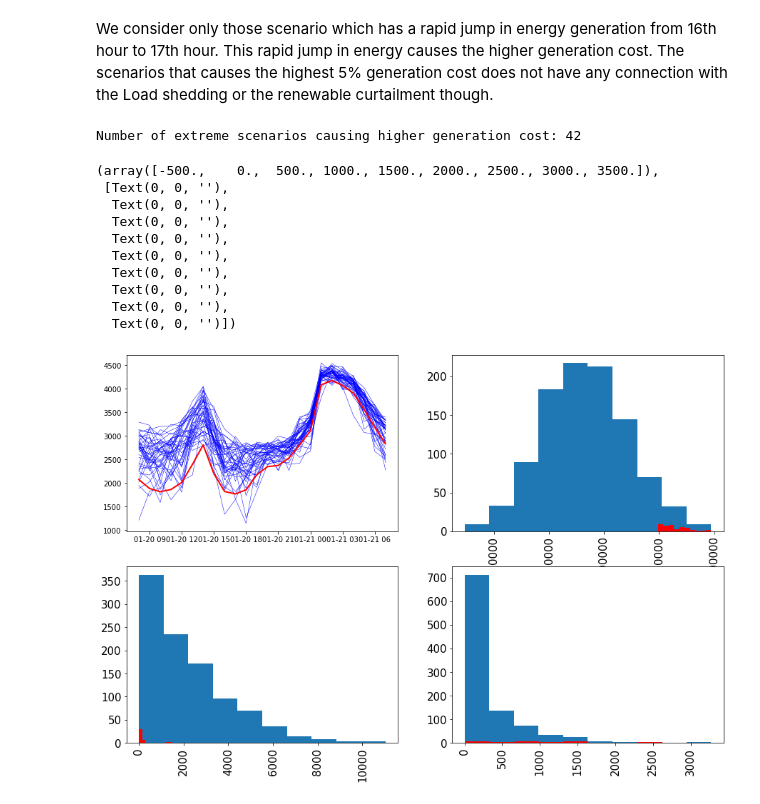
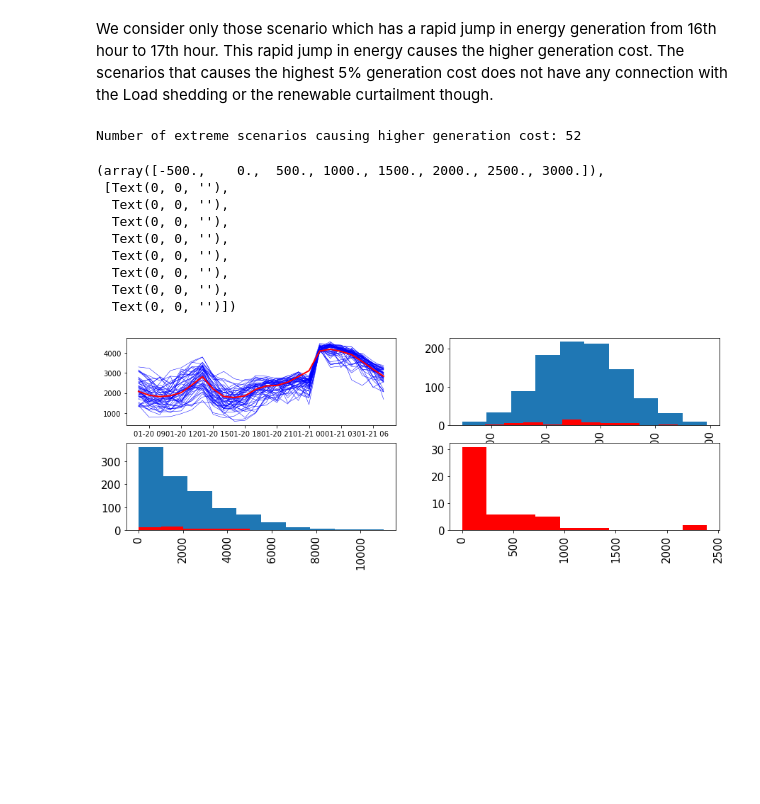
Before and after one commit to MahashwetaPatra/Financial-Modeling-Renewable-Energy, a Jupyter notebook: RTSVaticOutput-AllStochastic.ipynb, the cells around one changed output. Saved outputs shown, nothing was run; the diff lists cells and outputs as text; code cells hidden in the pictures; blank space fills up the shorter version.

```diff
--- a/RTSVaticOutput-AllStochastic.ipynb
+++ b/RTSVaticOutput-AllStochastic.ipynb
@@ -90,7 +90,6 @@ MeanDiff=mean(DifferenceLoadWindSolar)
 import matplotlib.pyplot as plt
 import numpy as np
 import math
-a=0.05
 Thresold=MeanDiff
 plt.plot(DifferenceLoadWindSolar.T,'b', label='Difference', lw=0.5)
 plt.plot(Thresold.T,'r', label='Average Difference', lw=2)
@@ -261,17 +260,17 @@ sum(i > SumThresold for i in IntegrationScen)
 import matplotlib.pyplot as plt
 import numpy as np
 import math
-fig = plt.figure(figsize=(15,10))
+fig = plt.figure(figsize=(15,5))
 ax = fig.add_subplot(2,2,1)
 jumpidx=[]
-for k in sort_indexGenCostAll[950:1000]:
+for k in sort_indexGenCostAll:
     ScenArray=[]
     for i in range(0,24):
         scen=DifferenceLoadWindSolar[time[i]][k]
         ScenArray.append(scen)
     jump=DifferenceLoadWindSolar[time[17]][k]-DifferenceLoadWindSolar[time[16]][k]
-    jump2=DifferenceLoadWindSolar[time[16]][k]
-    if (jump>800):# and jump2>2800):
+    jump2=DifferenceLoadWindSolar[time[17]][k]
+    if (jump>1500 and jump2>4000):
         plt.plot(time,ScenArray,'b', label='Scenario', lw=0.5)
         jumpidx.append(k)
 plt.plot(Thresold.T,'r', label='Average Difference', lw=2)
@@ -289,35 +288,35 @@ ax.hist(GenerationCostAll)
 ax.hist(HighGenCost, bins=10,color = "red")
 plt.xticks(rotation=90)
 
 HighCur=[]
 for i in jumpidx:
     HighCur.append(RenewableCurtailmentAll[i])
 #print("Renewable curtailment values for the scenarios that causes high generation cost",HighCur)
 ax = fig.add_subplot(2,2,3)
 ax.tick_params(labelsize=15)
 ax.hist(RenewableCurtailmentAll)
 ax.hist(HighCur, bins=10,color = "red")
 plt.xticks(rotation=90)
 
 ExtLoad=[]
 for i in jumpidx:
     ExtLoad.append(LoadSheddingAll[i])
 #print("Load shedding values for the scenarios that causes high generation cost",ExtLoad)
 ax = fig.add_subplot(2,2,4)
 ax.tick_params(labelsize=15)
-ax.hist(LoadSheddingAll)
+#ax.hist(LoadSheddingAll)
 ax.hist(ExtLoad, bins=10,color = "red")
 plt.xticks(rotation=90)
+#print(time)
 # %% [output]
-Number of extreme scenarios causing higher generation cost: 42
+Number of extreme scenarios causing higher generation cost: 52
-(array([-500.,    0.,  500., 1000., 1500., 2000., 2500., 3000., 3500.]),
+(array([-500.,    0.,  500., 1000., 1500., 2000., 2500., 3000.]),
  [Text(0, 0, ''),
   Text(0, 0, ''),
   Text(0, 0, ''),
   Text(0, 0, ''),
   Text(0, 0, ''),
   Text(0, 0, ''),
   Text(0, 0, ''),
-  Text(0, 0, ''),
   Text(0, 0, '')])
-[figure, old version]
+[figure, new version]
```
Also changed, not shown: parts of 6 cells of this notebook.
